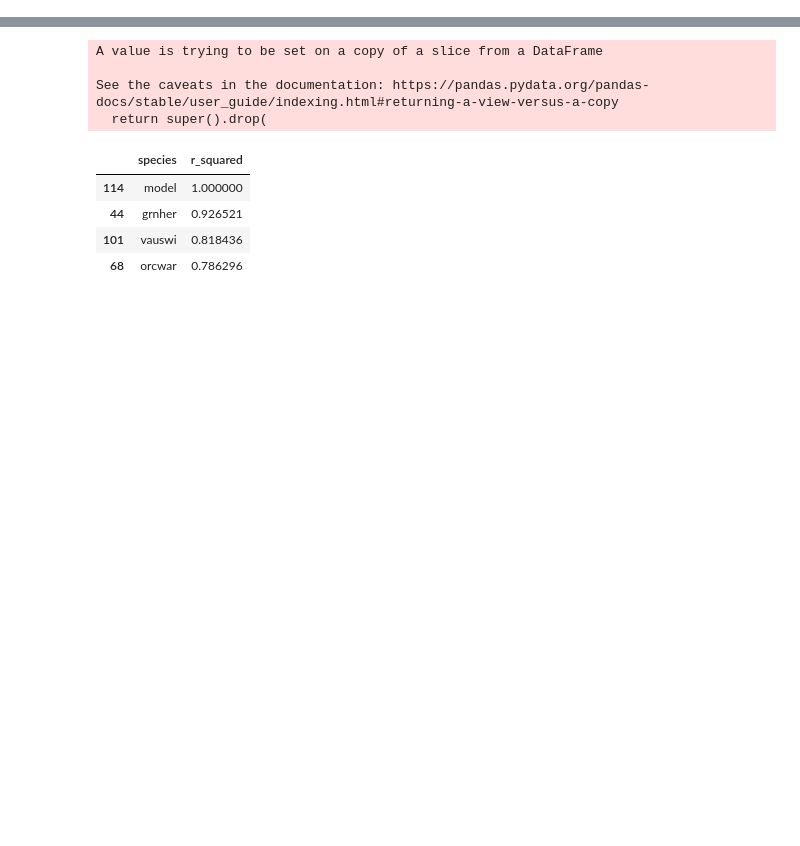
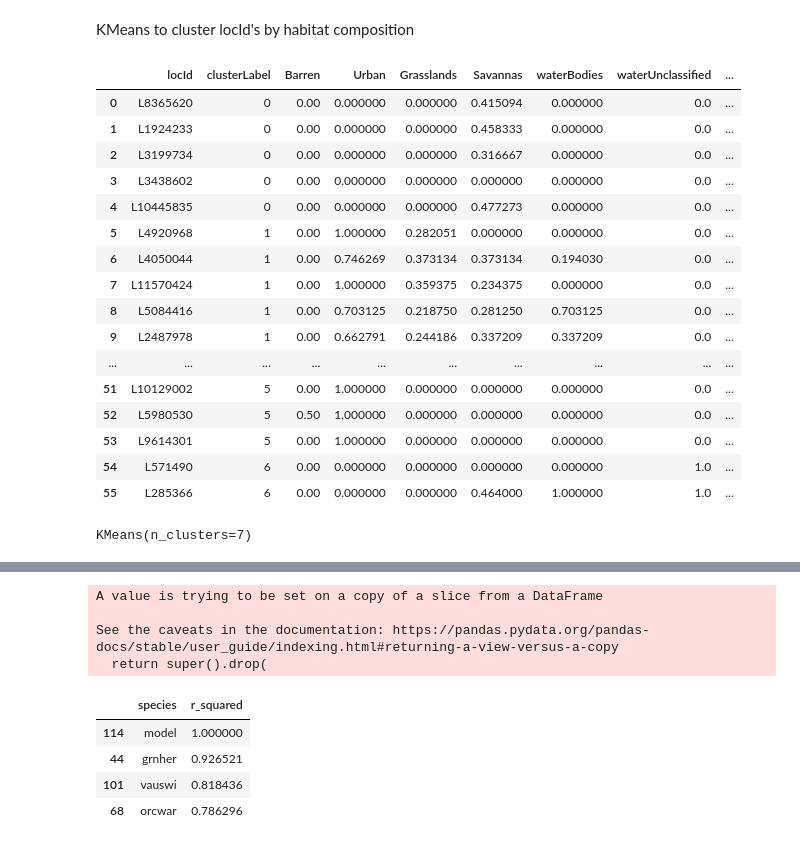
Before and after one commit to Tanag3r/trailheadDirect_birds, a Jupyter notebook: trailheadHabitat_analysis.ipynb, the cells around one changed output, grey strips where cells are left out. Cells and saved outputs as stored; diff of their text form; code cells hidden in the pictures; blank space fills up the shorter version.

Commit message:
baseline habitat clustering built

```diff
--- a/trailheadHabitat_analysis.ipynb
+++ b/trailheadHabitat_analysis.ipynb
@@ -127,3 +128,44 @@ def wklyAbd_setSpecies(speciesList: list):
     except Exception as ex:
         raise ex
     return weeklySpeciesAbd
+# %% [markdown]
+KMeans to cluster locId's by habitat composition
+# %%
+def kmeans_habitat(cnx,distinctHabitats: int):
+    try:
+        data = pd.read_sql(sql='SELECT * FROM FAO_by_locId;',con=cnx)
+        data = data.drop(columns=['locName']).set_index('locId')
+        data.fillna(0,inplace=True)
+    #normalize
+        maxValue = data.apply(max,axis=1)
+        data = data.apply(lambda x: (x/maxValue[x.index]),axis=0)   #min-max normalizing to smooth in proportionality
+    #compute kmeans for each locId
+        habitat_kmeans = KMeans(n_clusters=distinctHabitats,init='k-means++')
+        habitat_kmeans = habitat_kmeans.fit(data.values)
+        clusterLabels = habitat_kmeans.labels_
+    #define habitats
+        habitatFrame = pd.DataFrame(data=clusterLabels,columns=['clusterLabel'],index=data.index).sort_values(by='clusterLabel').reset_index()
+        habitatFrame = pd.merge(left=habitatFrame,left_on='locId',right=data,right_on='locId',how='left')
+    except Exception as kmeansExc:
+        raise kmeansExc
+    return habitatFrame
+# %%
+kmeans_habitat(cnx=connectDB(),distinctHabitats=7)
+# %% [output]
+|  | locId | clusterLabel | Barren | Urban | Grasslands | Savannas | waterBodies | waterUnclassified | ... |
+| 0 | L8365620 | 0 | 0.00 | 0.000000 | 0.000000 | 0.415094 | 0.000000 | 0.0 | ... |
+| 1 | L1924233 | 0 | 0.00 | 0.000000 | 0.000000 | 0.458333 | 0.000000 | 0.0 | ... |
+| 2 | L3199734 | 0 | 0.00 | 0.000000 | 0.000000 | 0.316667 | 0.000000 | 0.0 | ... |
+| 3 | L3438602 | 0 | 0.00 | 0.000000 | 0.000000 | 0.000000 | 0.000000 | 0.0 | ... |
+| 4 | L10445835 | 0 | 0.00 | 0.000000 | 0.000000 | 0.477273 | 0.000000 | 0.0 | ... |
+| 5 | L4920968 | 1 | 0.00 | 1.000000 | 0.282051 | 0.000000 | 0.000000 | 0.0 | ... |
+| 6 | L4050044 | 1 | 0.00 | 0.746269 | 0.373134 | 0.373134 | 0.194030 | 0.0 | ... |
+| 7 | L11570424 | 1 | 0.00 | 1.000000 | 0.359375 | 0.234375 | 0.000000 | 0.0 | ... |
+| 8 | L5084416 | 1 | 0.00 | 0.703125 | 0.218750 | 0.281250 | 0.703125 | 0.0 | ... |
+| 9 | L2487978 | 1 | 0.00 | 0.662791 | 0.244186 | 0.337209 | 0.337209 | 0.0 | ... |
+| ... | ... | ... | ... | ... | ... | ... | ... | ... | ... |
+| 51 | L10129002 | 5 | 0.00 | 1.000000 | 0.000000 | 0.000000 | 0.000000 | 0.0 | ... |
+| 52 | L5980530 | 5 | 0.50 | 1.000000 | 0.000000 | 0.000000 | 0.000000 | 0.0 | ... |
+| 53 | L9614301 | 5 | 0.00 | 1.000000 | 0.000000 | 0.000000 | 0.000000 | 0.0 | ... |
+| 54 | L571490 | 6 | 0.00 | 0.000000 | 0.000000 | 0.000000 | 0.000000 | 1.0 | ... |
+| 55 | L285366 | 6 | 0.00 | 0.000000 | 0.000000 | 0.464000 | 1.000000 | 1.0 | ... |
@@ -129,0 +175,4 @@ def wklyAbd_setSpecies(speciesList: list):
+# %%
+habitat_kmeans.fit(habitatMatrix)
+# %% [output]
+KMeans(n_clusters=7)
```
Also changed, not shown: parts of 8 cells of this notebook.
